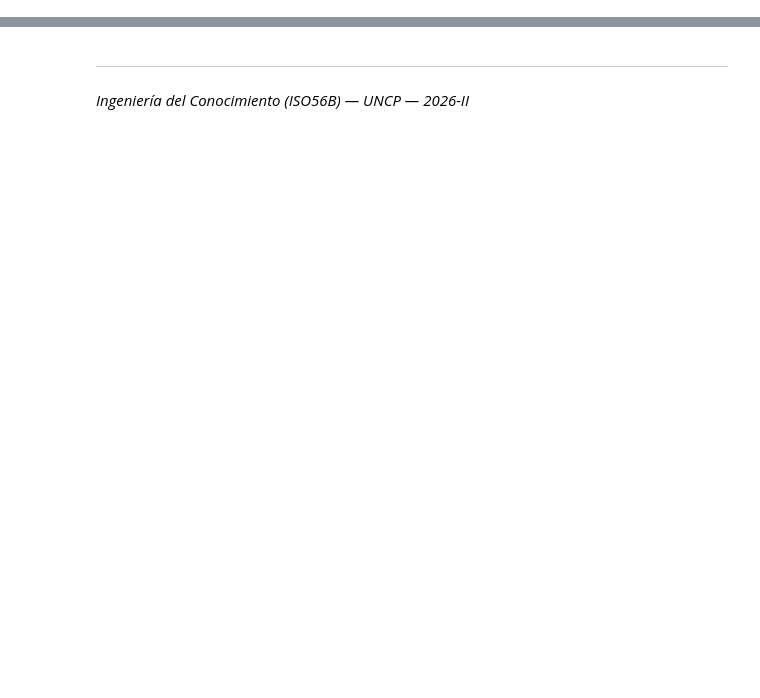
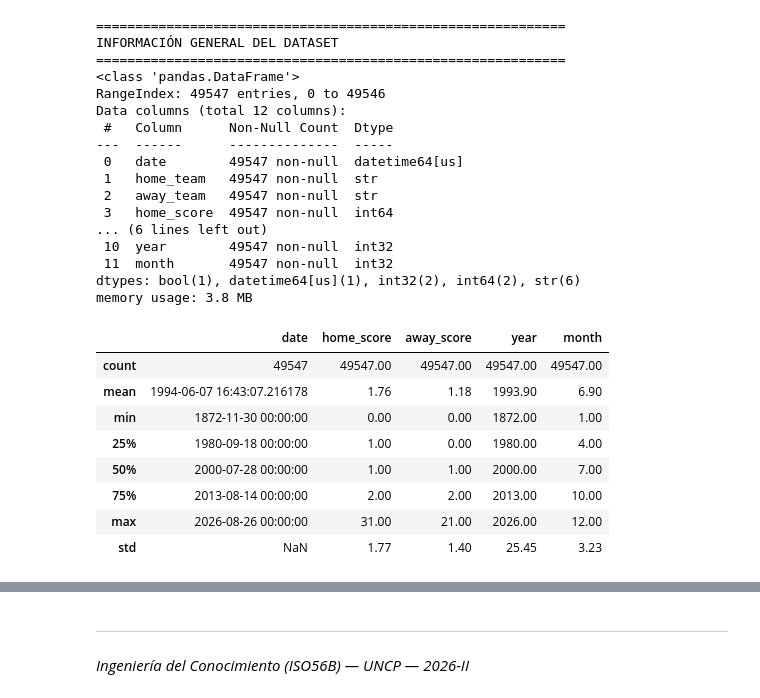
Before and after one commit to renzoloyola01-dotcom/IngenieriaDelConocimiento, a Jupyter notebook: Tarea1.ipynb, the cells around one changed output, grey strips where cells are left out. Cells and saved outputs as stored; diff of their text form; code cells hidden in the pictures; blank space fills up the shorter version.

```diff
--- a/Tarea1.ipynb
+++ b/Tarea1.ipynb
@@ -475,0 +123,66 @@ Investigue la librería **MLflow** (`!pip install mlflow`) e implemente un regis
+# %%
+# ==========================================
+# 3. Etapa 2 — Exploración y preparación de datos
+# ==========================================
+print('='*60)
+print('INFORMACIÓN GENERAL DEL DATASET')
+print('='*60)
+df.info()
+print('\n')
+display(df.describe().round(2))
+
+# Verificación de valores nulos y duplicados
+print('Valores nulos por columna:')
+print(df.isnull().sum())
+print(f'\nRegistros duplicados: {df.duplicated().sum()}')
+
+# Limpieza y orden cronológico estricto
+df = df.drop_duplicates().dropna(subset=['date', 'home_team', 'away_team', 'home_score', 'away_score', 'tournament', 'neutral']).copy()
+df = df.sort_values('date').reset_index(drop=True)
+
+# Creación de la variable objetivo (resultado del partido) evitando data leakage
+df['resultado'] = np.select(
+    [
+        df['home_score'] > df['away_score'],
+        df['home_score'] < df['away_score']
+    ],
+    [
+        'gana_local',
+        'gana_visita'
+    ],
+    default='empate'
+)
+
+# Variables de tiempo auxiliares
+df['year'] = df['date'].dt.year
+df['month'] = df['date'].dt.month
+
+print(f'\nRegistros después de limpieza: {df.shape[0]:,}')
+print('Distribución de la variable objetivo:\n', df['resultado'].value_counts())
+# %% [output]
+============================================================
+INFORMACIÓN GENERAL DEL DATASET
+============================================================
+<class 'pandas.DataFrame'>
+RangeIndex: 49547 entries, 0 to 49546
+Data columns (total 12 columns):
+ #   Column      Non-Null Count  Dtype
+---  ------      --------------  -----
+ 0   date        49547 non-null  datetime64[us]
+ 1   home_team   49547 non-null  str
+ 2   away_team   49547 non-null  str
+ 3   home_score  49547 non-null  int64
+... (6 lines left out)
+ 10  year        49547 non-null  int32
+ 11  month       49547 non-null  int32
+dtypes: bool(1), datetime64[us](1), int32(2), int64(2), str(6)
+memory usage: 3.8 MB
+|  | date | home_score | away_score | year | month |
+| count | 49547 | 49547.00 | 49547.00 | 49547.00 | 49547.00 |
+| mean | 1994-06-07 16:43:07.216178 | 1.76 | 1.18 | 1993.90 | 6.90 |
+| min | 1872-11-30 00:00:00 | 0.00 | 0.00 | 1872.00 | 1.00 |
+| 25% | 1980-09-18 00:00:00 | 1.00 | 0.00 | 1980.00 | 4.00 |
+| 50% | 2000-07-28 00:00:00 | 1.00 | 1.00 | 2000.00 | 7.00 |
+| 75% | 2013-08-14 00:00:00 | 2.00 | 2.00 | 2013.00 | 10.00 |
+| max | 2026-08-26 00:00:00 | 31.00 | 21.00 | 2026.00 | 12.00 |
+| std | NaN | 1.77 | 1.40 | 25.45 | 3.23 |
```
Also changed, not shown: parts of 41 cells of this notebook, 1 other file.
